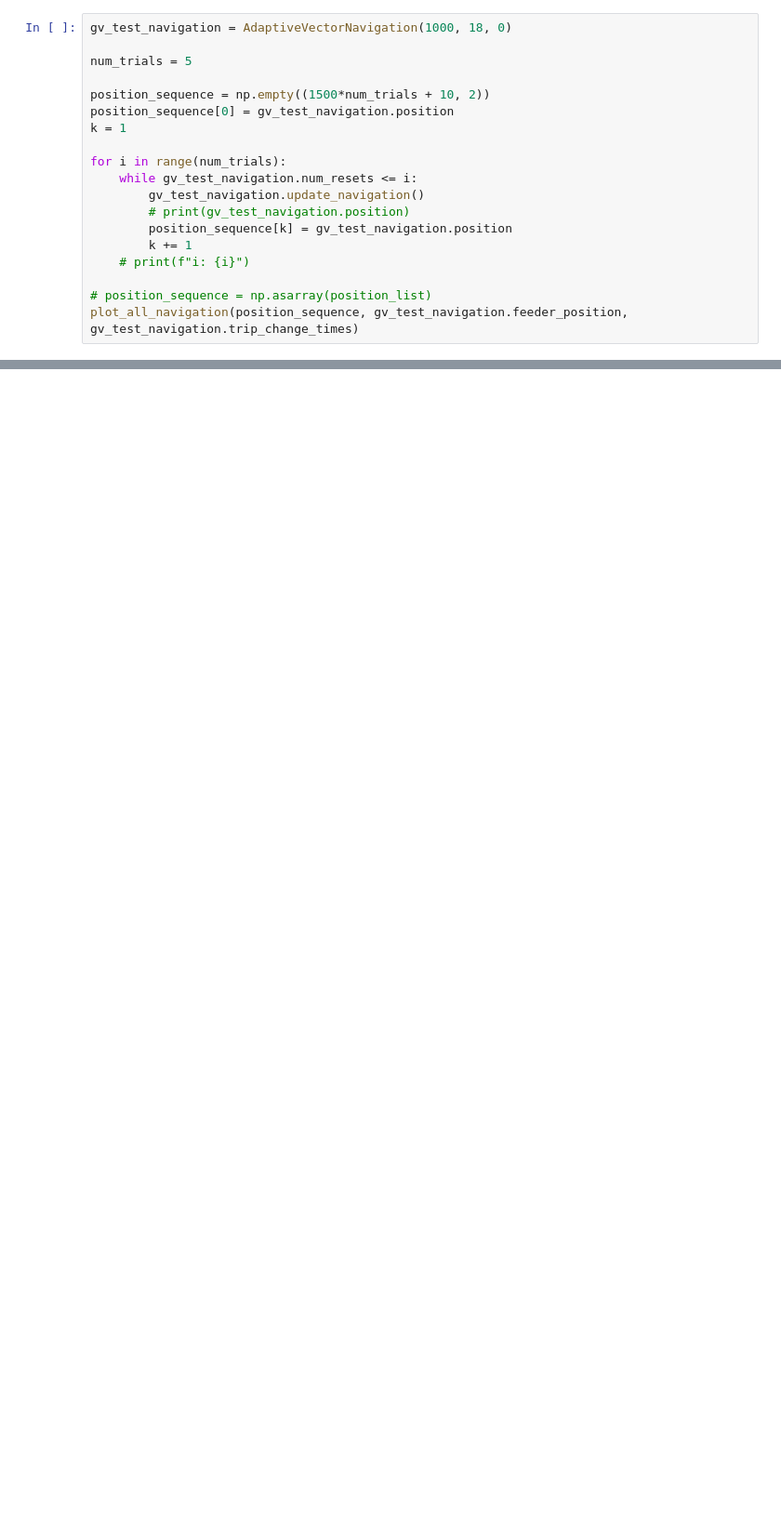
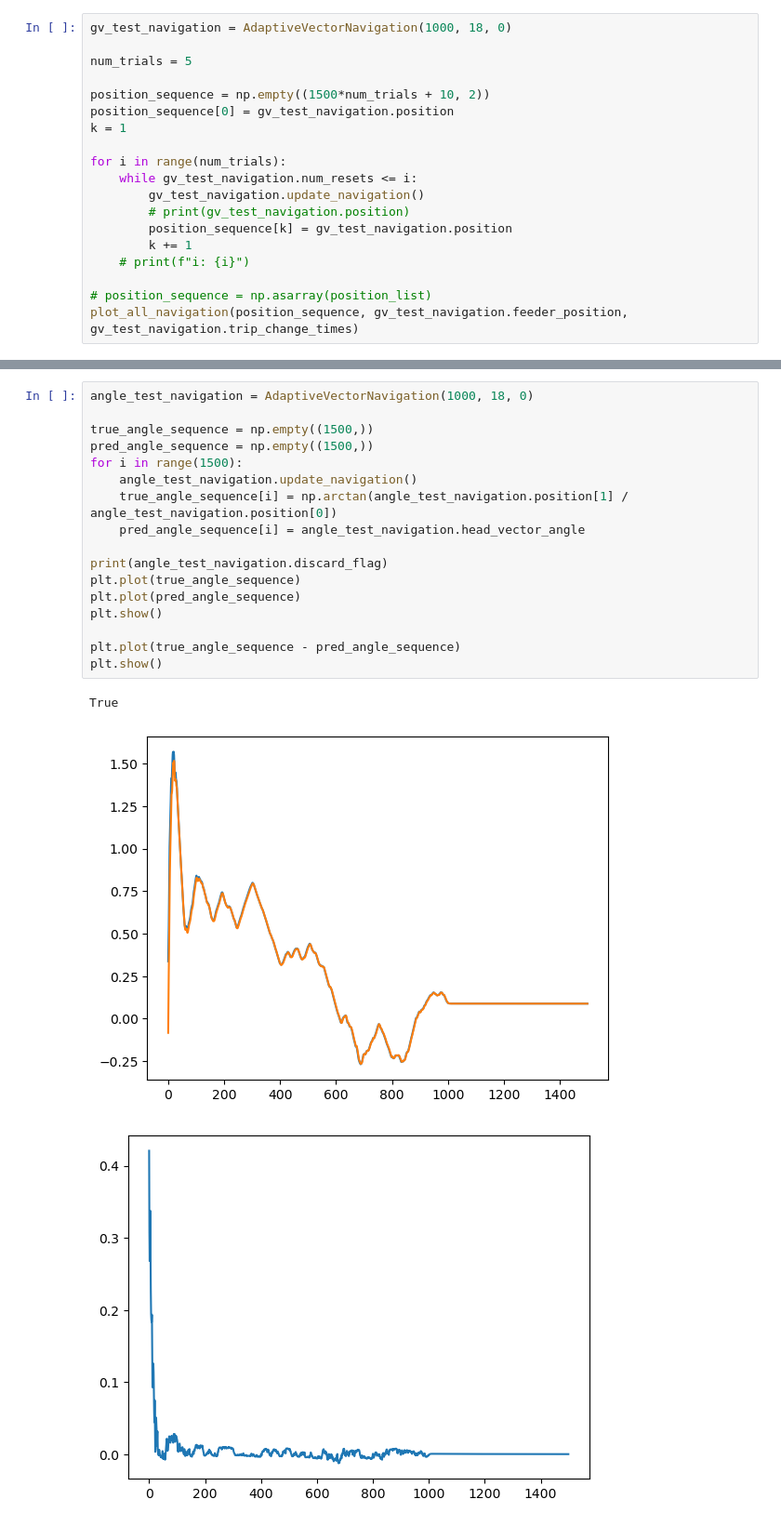
Before and after one commit to evdunbar/artificial-goal-navigation, a Jupyter notebook: numpy_test.ipynb, the cells around one changed output, grey strips where cells are left out. Shown at 93% size. Saved outputs shown, nothing was run; the diff lists cells and outputs as text; blank space fills up the shorter version.

```diff
--- a/numpy_test.ipynb
+++ b/numpy_test.ipynb
@@ -226,0 +223,21 @@ gv angle: -61.13701009303438
+# %%
+angle_test_navigation = AdaptiveVectorNavigation(1000, 18, 0)
+
+true_angle_sequence = np.empty((1500,))
+pred_angle_sequence = np.empty((1500,))
+for i in range(1500):
+    angle_test_navigation.update_navigation()
+    true_angle_sequence[i] = np.arctan(angle_test_navigation.position[1] / angle_test_navigation.position[0])
+    pred_angle_sequence[i] = angle_test_navigation.head_vector_angle
+
+print(angle_test_navigation.discard_flag)
+plt.plot(true_angle_sequence)
+plt.plot(pred_angle_sequence)
+plt.show()
+
+plt.plot(true_angle_sequence - pred_angle_sequence)
+plt.show()
+# %% [output]
+True
+[figure, added]
+[figure, added]
```
Also changed, not shown: parts of 8 cells of this notebook.
